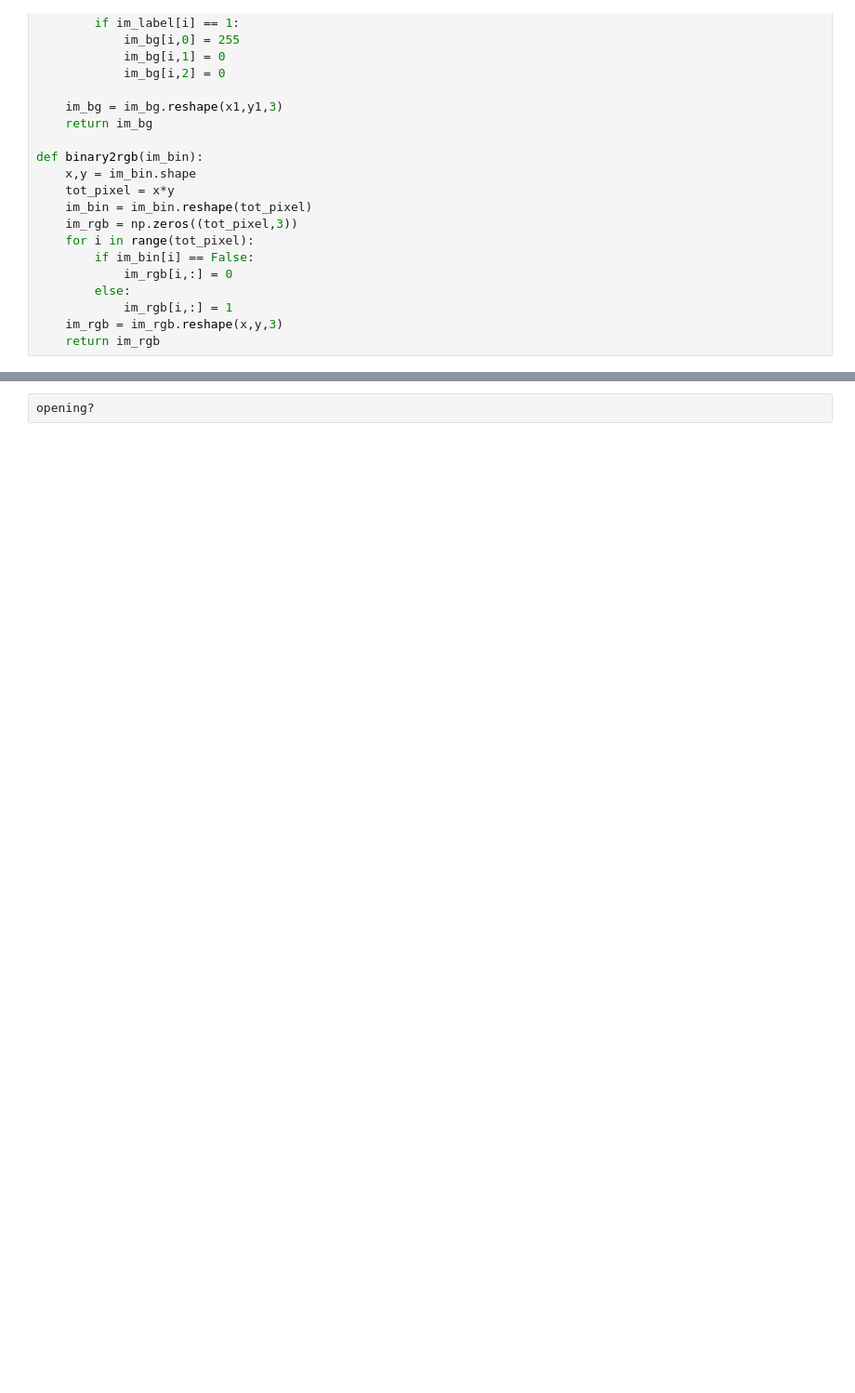
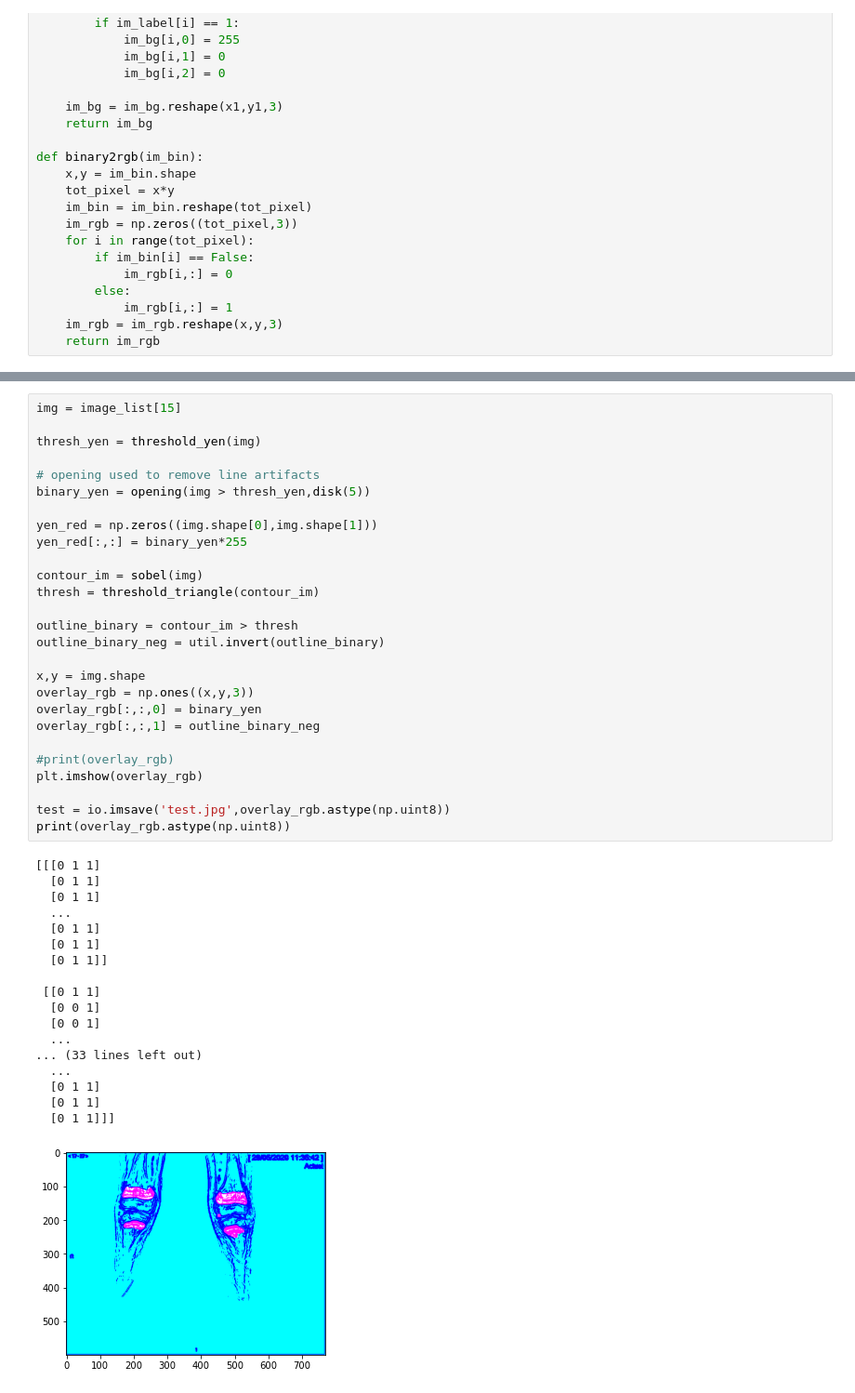
Before and after one commit to JohnathanLoh/IMA206_CRMO_MRI_lession_classification_and_detection, a Jupyter notebook: lesion_segmentation_by_thresholding.ipynb, the cells around one changed output, grey strips where cells are left out. Shown at 93% size. Cells and saved outputs as stored; diff of their text form; blank space fills up the shorter version.

Commit message:
Update threshold method to save image as jpg file

```diff
--- a/lesion_segmentation_by_thresholding.ipynb
+++ b/lesion_segmentation_by_thresholding.ipynb
@@ -268,5 +268,49 @@ Image index: 4
 Image index: 5
 [figure]
 ... (37 outputs left out)
-# %%
-opening?
+# %%
+img = image_list[15]
+
+thresh_yen = threshold_yen(img)
+
+# opening used to remove line artifacts
+binary_yen = opening(img > thresh_yen,disk(5))
+
+yen_red = np.zeros((img.shape[0],img.shape[1]))
+yen_red[:,:] = binary_yen*255
+
+contour_im = sobel(img)
+thresh = threshold_triangle(contour_im)
+
+outline_binary = contour_im > thresh
+outline_binary_neg = util.invert(outline_binary)
+
+x,y = img.shape
+overlay_rgb = np.ones((x,y,3))
+overlay_rgb[:,:,0] = binary_yen
+overlay_rgb[:,:,1] = outline_binary_neg
+
+#print(overlay_rgb)
+plt.imshow(overlay_rgb)
+
+test = io.imsave('test.jpg',overlay_rgb.astype(np.uint8))
+print(overlay_rgb.astype(np.uint8))
+# %% [output]
+[[[0 1 1]
+  [0 1 1]
+  [0 1 1]
+  ...
+  [0 1 1]
+  [0 1 1]
+  [0 1 1]]
+
+ [[0 1 1]
+  [0 0 1]
+  [0 0 1]
+  ...
+... (33 lines left out)
+  ...
+  [0 1 1]
+  [0 1 1]
+  [0 1 1]]]
+[figure, added]
```
Also changed, not shown: parts of 1 cell of this notebook.
